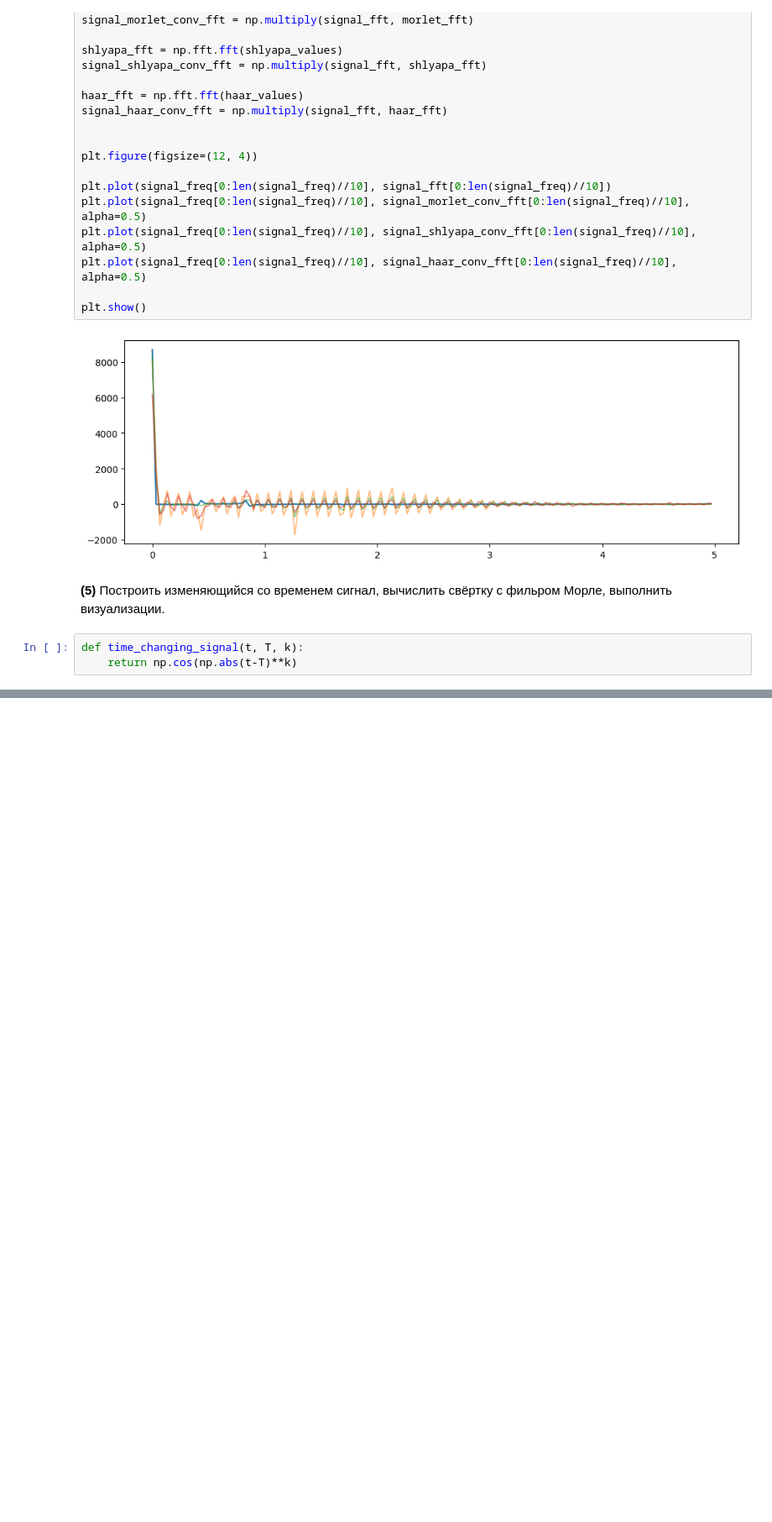
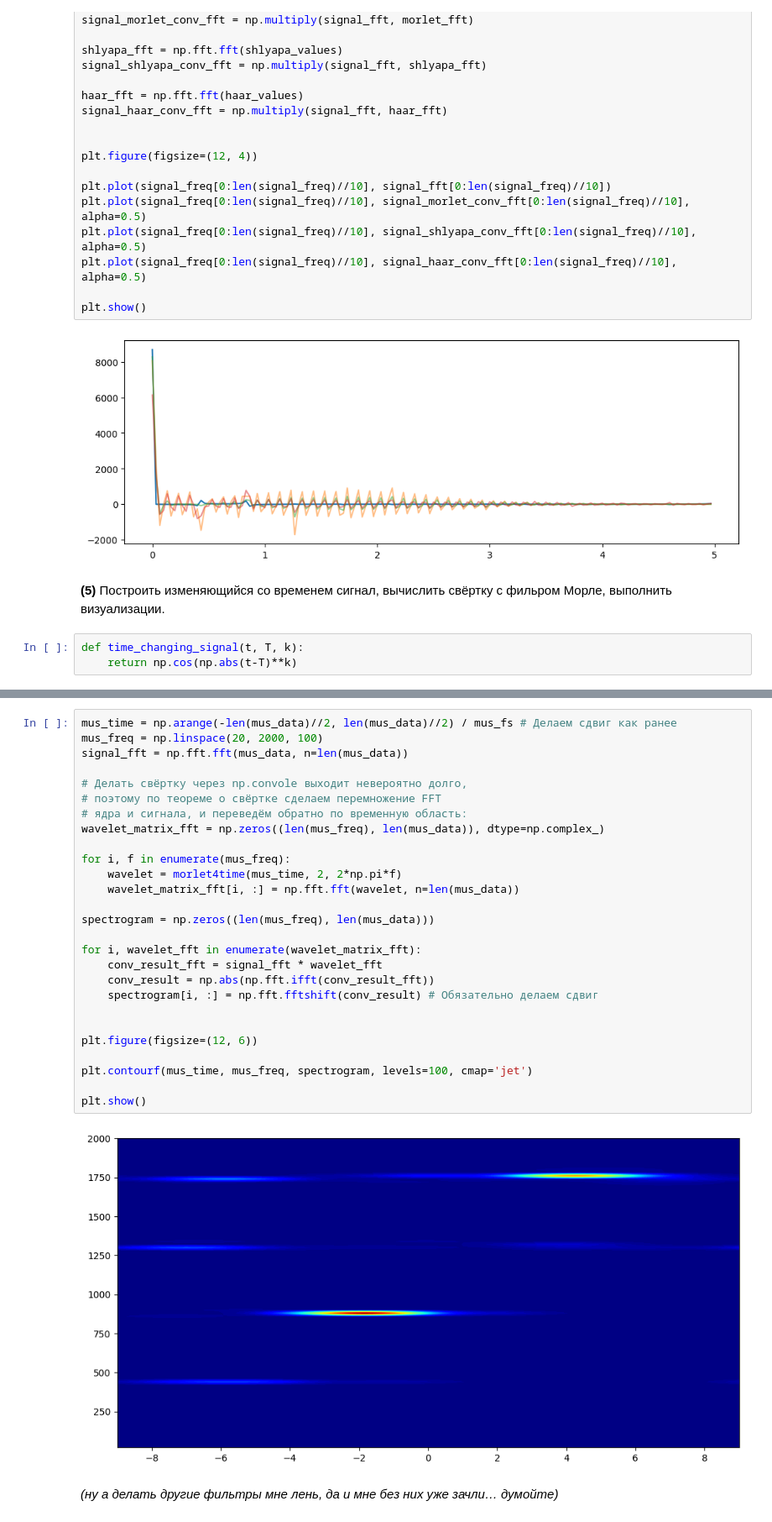
Before and after one commit to bakafox/digsigproc, a Jupyter notebook: Lab5/wavelets.ipynb, the cells around one changed output, grey strips where cells are left out. Shown at 84% size. Saved outputs shown, nothing was run; the diff lists cells and outputs as text; blank space fills up the shorter version.

```diff
--- a/Lab5/wavelets.ipynb
+++ b/Lab5/wavelets.ipynb
@@ -385,0 +430,33 @@ conv_spectrogram(tcsignal_time, tcsignal_values, morlet_freq, morlet_values)
+# %%
+mus_time = np.arange(-len(mus_data)//2, len(mus_data)//2) / mus_fs # Делаем сдвиг как ранее
+mus_freq = np.linspace(20, 2000, 100)
+signal_fft = np.fft.fft(mus_data, n=len(mus_data))
+
+# Делать свёртку через np.convole выходит невероятно долго,
+# поэтому по теореме о свёртке сделаем перемножение FFT
+# ядра и сигнала, и переведём обратно по временную область:
+wavelet_matrix_fft = np.zeros((len(mus_freq), len(mus_data)), dtype=np.complex_)
+
+for i, f in enumerate(mus_freq):
+    wavelet = morlet4time(mus_time, 2, 2*np.pi*f)
+    wavelet_matrix_fft[i, :] = np.fft.fft(wavelet, n=len(mus_data))
+
+spectrogram = np.zeros((len(mus_freq), len(mus_data)))
+
+for i, wavelet_fft in enumerate(wavelet_matrix_fft):
+    conv_result_fft = signal_fft * wavelet_fft
+    conv_result = np.abs(np.fft.ifft(conv_result_fft))
+    spectrogram[i, :] = np.fft.fftshift(conv_result) # Обязательно делаем сдвиг
+
+
+plt.figure(figsize=(12, 6))
+
+plt.contourf(mus_time, mus_freq, spectrogram, levels=100, cmap='jet')
+
+plt.show()
+# %% [output]
+[figure, added]
+# %% [markdown]
+*(ну а делать другие фильтры мне лень, да и мне без них уже зачли… думойте)*
+
+<!-- 6:24 AM :C -->
```
Also changed, not shown: parts of 7 cells of this notebook, 5 other files.
